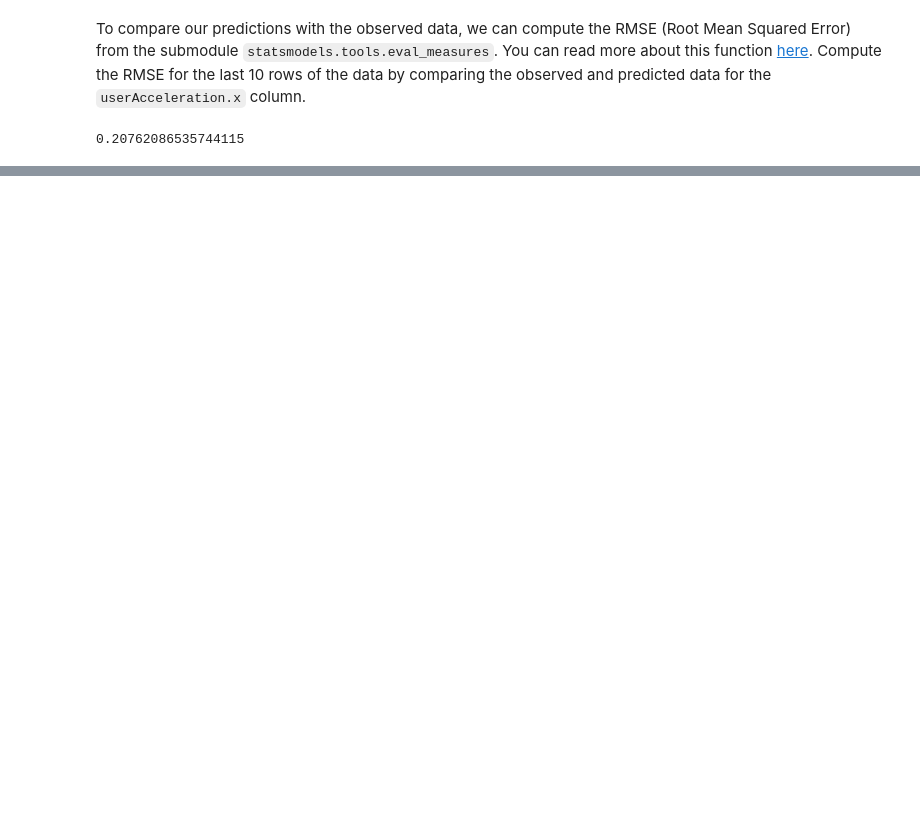
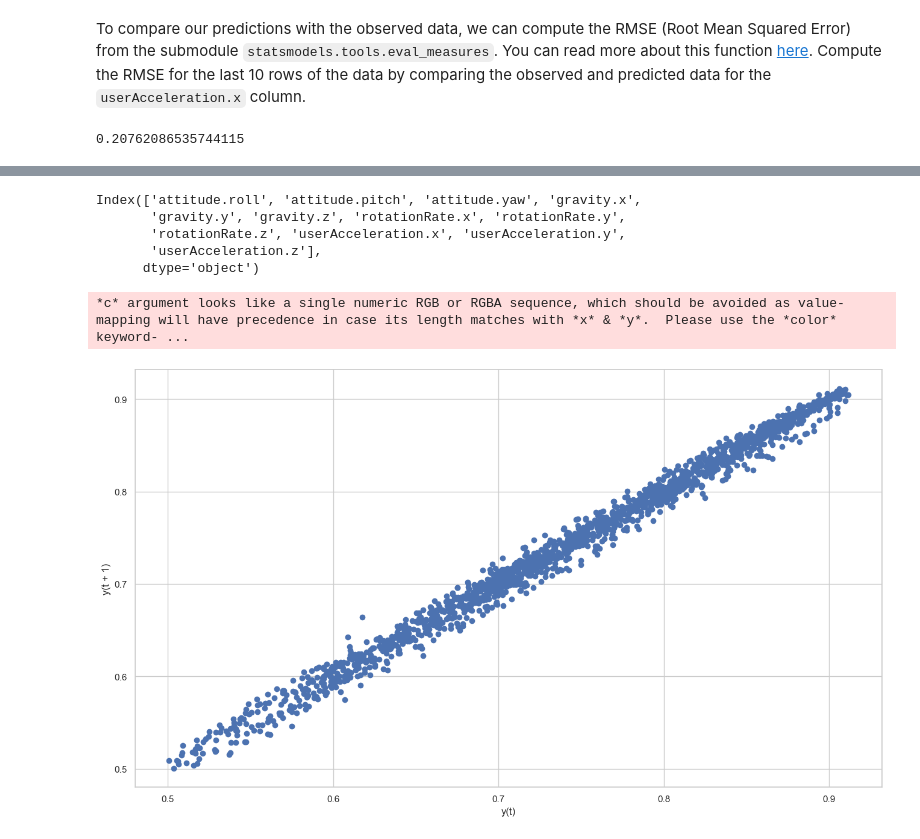
Before and after one commit to Ironhack-data-bcn-oct-2022/lab-time-series, a Jupyter notebook: your-code/main.ipynb, the cells around one changed output, grey strips where cells are left out. Drawn from its saved outputs; the diff is of its cells as text; code cells hidden in the pictures; blank space fills up the shorter version.

```diff
--- a/your-code/main.ipynb
+++ b/your-code/main.ipynb
@@ -280,0 +352,13 @@ rmse(y_pred, y_test)
+# %%
+sensor.columns
+# %% [output]
+Index(['attitude.roll', 'attitude.pitch', 'attitude.yaw', 'gravity.x',
+       'gravity.y', 'gravity.z', 'rotationRate.x', 'rotationRate.y',
+       'rotationRate.z', 'userAcceleration.x', 'userAcceleration.y',
+       'userAcceleration.z'],
+      dtype='object')
+# %%
+pd.plotting.lag_plot(sensor['gravity.x'], lag=1);
+# %% [output]
+*c* argument looks like a single numeric RGB or RGBA sequence, which should be avoided as value-mapping will have precedence in case its length matches with *x* & *y*.  Please use the *color* keyword- ...
+[figure, added]
```
Also changed, not shown: parts of 28 cells of this notebook.
